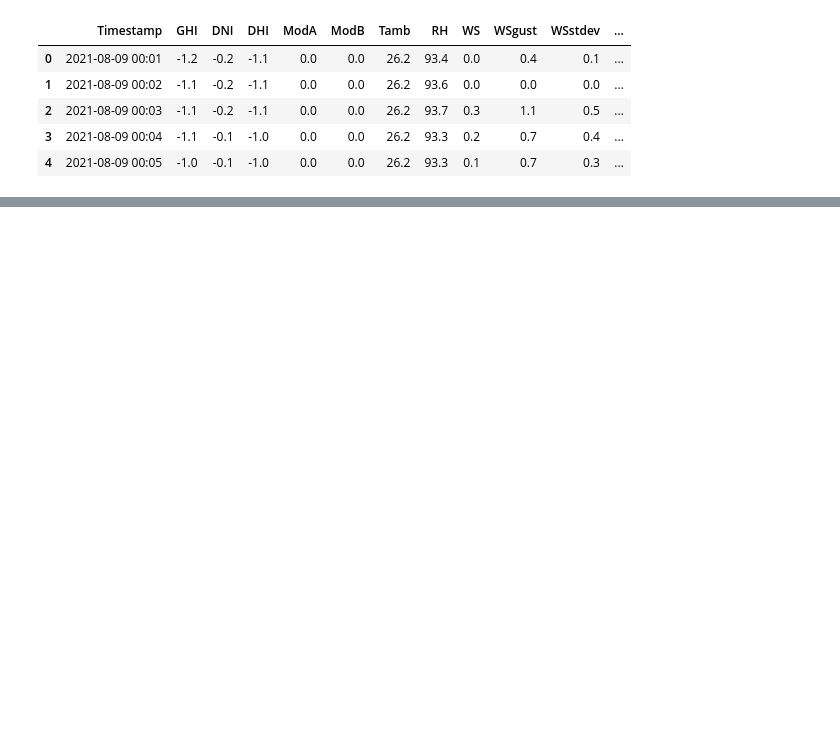
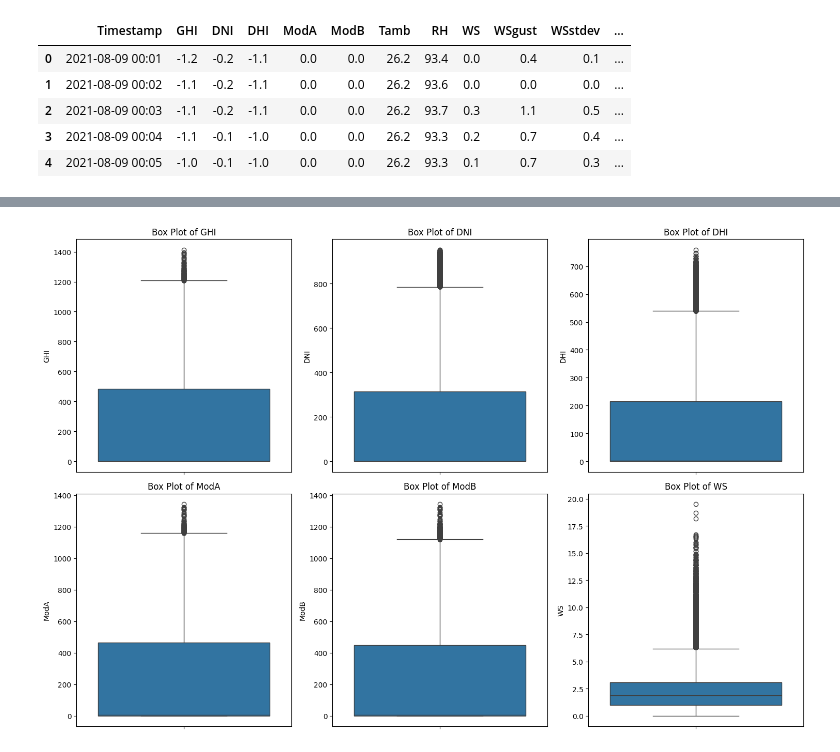
Before and after one commit to Abiy-Alemu/kaimweek0, a Jupyter notebook: notebooks/countr1.ipynb, the cells around one changed output, grey strips where cells are left out. Drawn from its saved outputs; the diff is of its cells as text; code cells hidden in the pictures; blank space fills up the shorter version.

```diff
--- a/notebooks/countr1.ipynb
+++ b/notebooks/countr1.ipynb
@@ -97,0 +192,34 @@ dtype: int64
+# %%
+import matplotlib.pyplot as plt
+import seaborn as sns
+# Plot box plots for columns of interest
+plt.figure(figsize=(15, 10))
+
+plt.subplot(2, 3, 1)
+sns.boxplot(df['GHI'])
+plt.title('Box Plot of GHI')
+
+plt.subplot(2, 3, 2)
+sns.boxplot(df['DNI'])
+plt.title('Box Plot of DNI')
+
+plt.subplot(2, 3, 3)
+sns.boxplot(df['DHI'])
+plt.title('Box Plot of DHI')
+
+plt.subplot(2, 3, 4)
+sns.boxplot(df['ModA'])
+plt.title('Box Plot of ModA')
+
+plt.subplot(2, 3, 5)
+sns.boxplot(df['ModB'])
+plt.title('Box Plot of ModB')
+
+plt.subplot(2, 3, 6)
+sns.boxplot(df['WS'])
+plt.title('Box Plot of WS')
+
+plt.tight_layout()
+plt.show()
+# %% [output]
+[figure, added]
```
Also changed, not shown: parts of 10 cells of this notebook.
